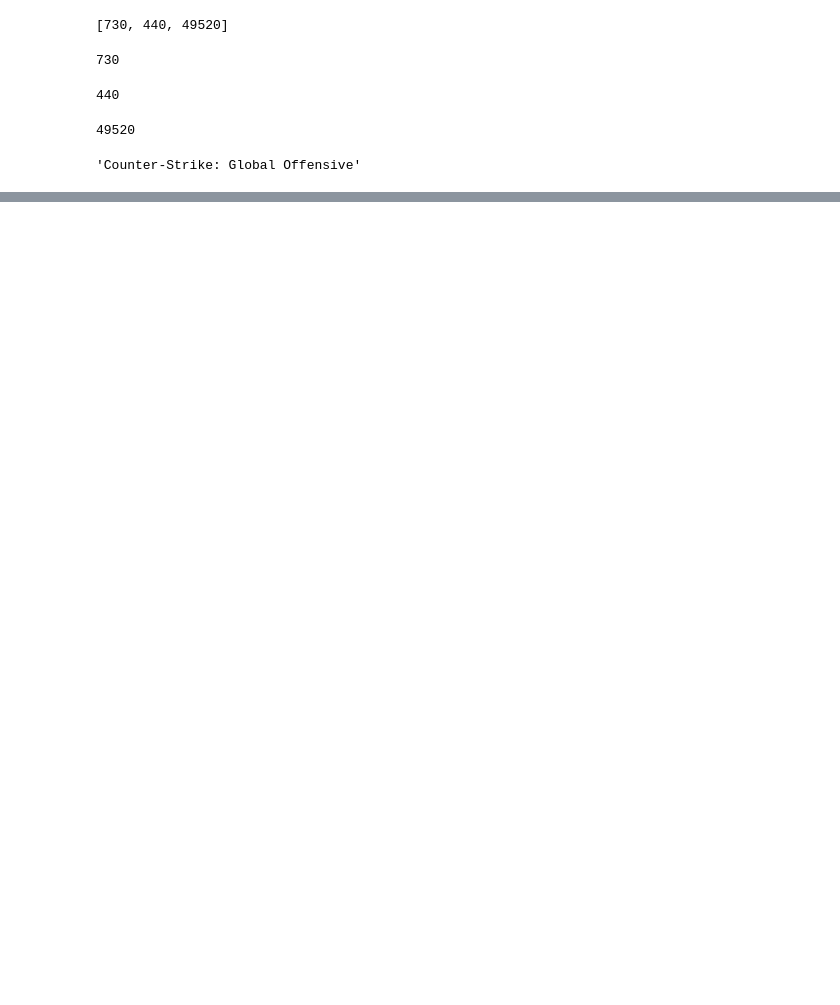
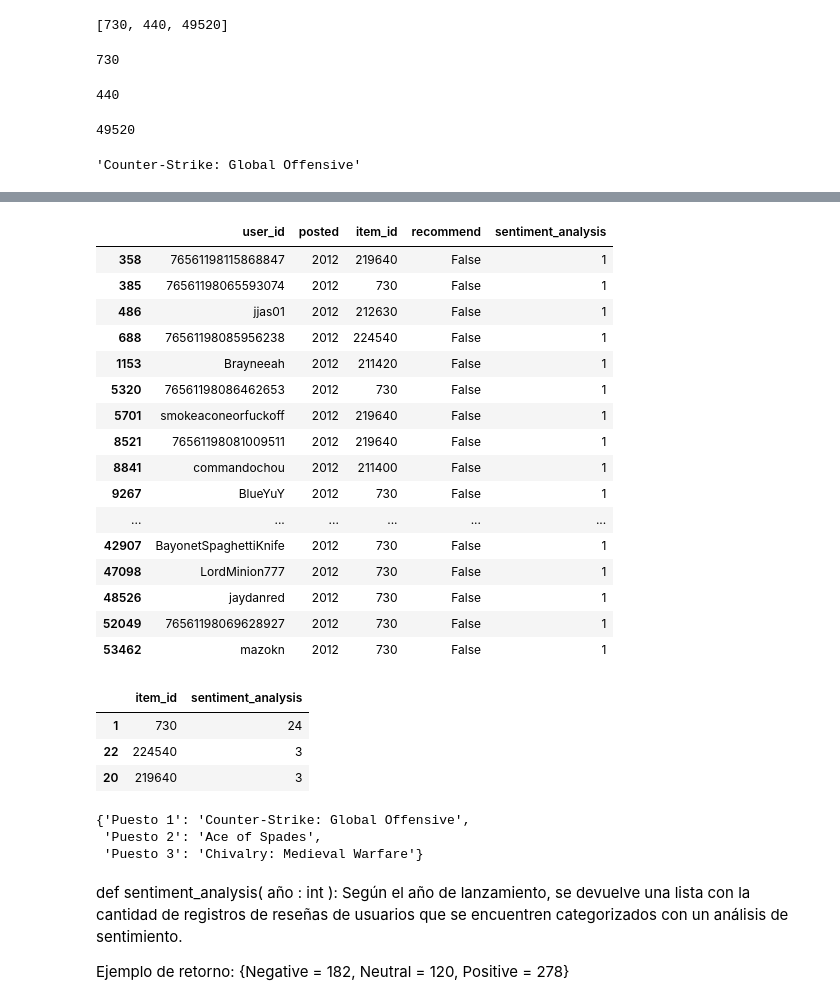
Before and after one commit to PrietoPy/PI_ML_OPS-PT, a Jupyter notebook: Funciones.ipynb, the cells around one changed output, grey strips where cells are left out. Drawn from its saved outputs; the diff is of its cells as text; code cells hidden in the pictures; blank space fills up the shorter version.

```diff
--- a/Funciones.ipynb
+++ b/Funciones.ipynb
@@ -471,0 +430,30 @@ items[items['item_id'] == top_games[0]].head(1)['item_name'].iloc[0]
+# %%
+dfa['sentiment_analysis']=1
+dfa
+# %% [output]
+|  | user_id | posted | item_id | recommend | sentiment_analysis |
+| 358 | 76561198115868847 | 2012 | 219640 | False | 1 |
+| 385 | 76561198065593074 | 2012 | 730 | False | 1 |
+| 486 | jjas01 | 2012 | 212630 | False | 1 |
+| 688 | 76561198085956238 | 2012 | 224540 | False | 1 |
+| 1153 | Brayneeah | 2012 | 211420 | False | 1 |
+| 5320 | 76561198086462653 | 2012 | 730 | False | 1 |
+| 5701 | smokeaconeorfuckoff | 2012 | 219640 | False | 1 |
+| 8521 | 76561198081009511 | 2012 | 219640 | False | 1 |
+| 8841 | commandochou | 2012 | 211400 | False | 1 |
+| 9267 | BlueYuY | 2012 | 730 | False | 1 |
+| ... | ... | ... | ... | ... | ... |
+| 42907 | BayonetSpaghettiKnife | 2012 | 730 | False | 1 |
+| 47098 | LordMinion777 | 2012 | 730 | False | 1 |
+| 48526 | jaydanred | 2012 | 730 | False | 1 |
+| 52049 | 76561198069628927 | 2012 | 730 | False | 1 |
+| 53462 | mazokn | 2012 | 730 | False | 1 |
+# %%
+dfa = dfa.groupby('item_id')['sentiment_analysis'].sum().reset_index()
+dfa = dfa.sort_values('sentiment_analysis', ascending=False)
+dfa.head(3)
+# %% [output]
+|  | item_id | sentiment_analysis |
+| 1 | 730 | 24 |
+| 22 | 224540 | 3 |
+| 20 | 219640 | 3 |
@@ -471,0 +481,10 @@ items[items['item_id'] == top_games[0]].head(1)['item_name'].iloc[0]
+# %%
+UsersNotRecommend(2012)
+# %% [output]
+{'Puesto 1': 'Counter-Strike: Global Offensive',
+ 'Puesto 2': 'Ace of Spades',
+ 'Puesto 3': 'Chivalry: Medieval Warfare'}
+# %% [markdown]
+def sentiment_analysis( año : int ): Según el año de lanzamiento, se devuelve una lista con la cantidad de registros de reseñas de usuarios que se encuentren categorizados con un análisis de sentimiento.
+
+Ejemplo de retorno: {Negative = 182, Neutral = 120, Positive = 278}
```
Also changed, not shown: parts of 53 cells of this notebook, 3 other files.
